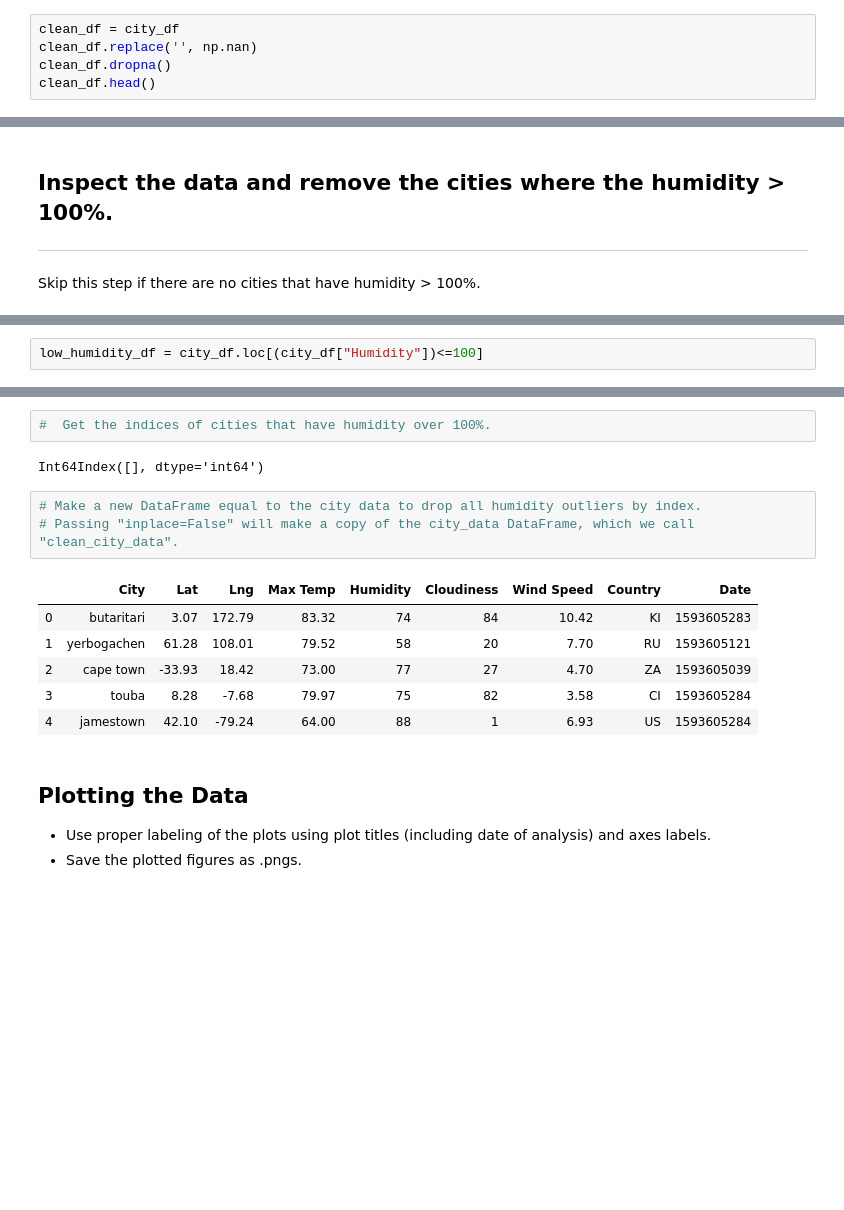
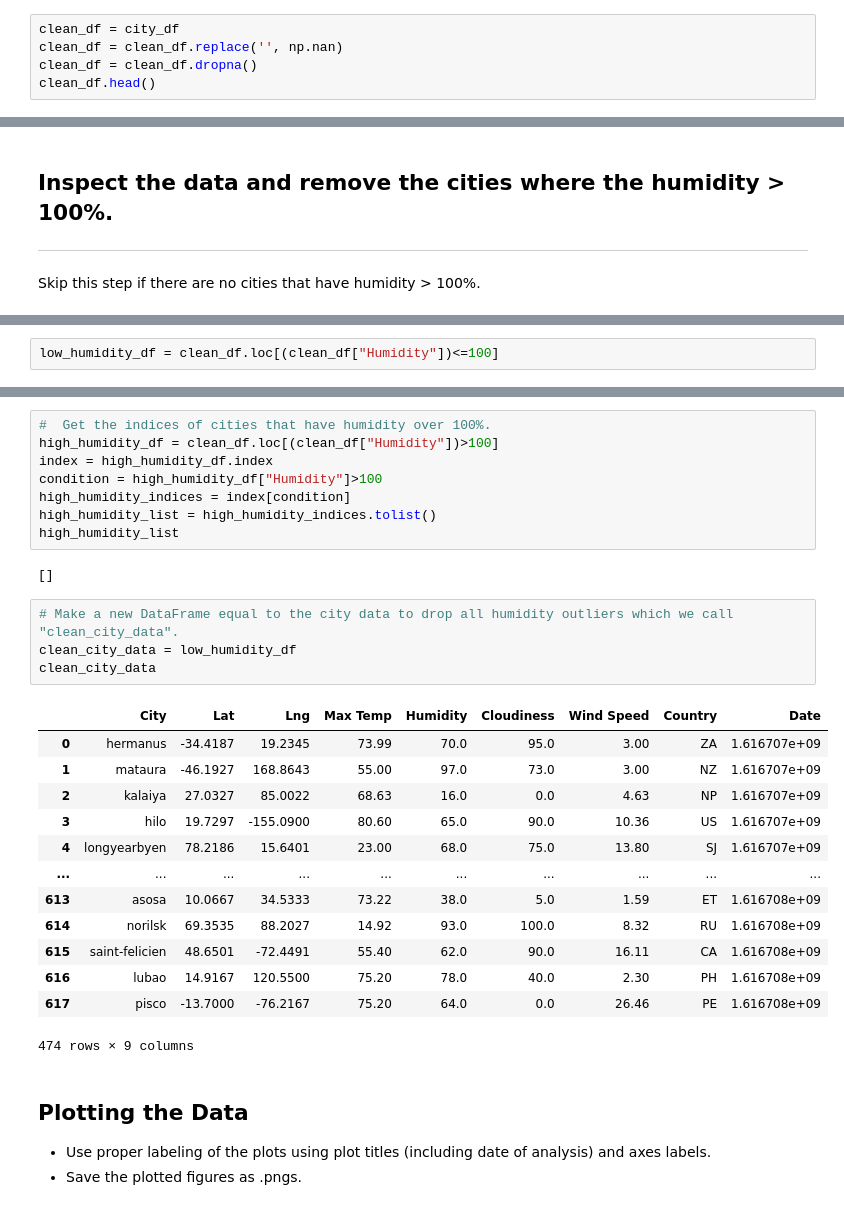
Before and after one commit to sieiden/python_api_challenge, a Jupyter notebook: WeatherPy .ipynb, the cells around one changed output, grey strips where cells are left out. Cells and saved outputs as stored; diff of their text form; blank space fills up the shorter version.

```diff
--- a/WeatherPy .ipynb
+++ b/WeatherPy .ipynb
@@ -128,8 +128,8 @@ Data Retrieval Complete
 * Display the DataFrame
 # %%
 clean_df = city_df
-clean_df.replace('', np.nan)
-clean_df.dropna()
+clean_df = clean_df.replace('', np.nan)
+clean_df = clean_df.dropna()
 clean_df.head()
 # %% [output]
 |  | City | Lat | Lng | Max Temp | Humidity | Cloudiness | Wind Speed | Country | Date |
@@ -165,3 +145,3 @@ city_df["Humidity"].drop
 # %%
-low_humidity_df = city_df.loc[(city_df["Humidity"])<=100]
+low_humidity_df = clean_df.loc[(clean_df["Humidity"])<=100]
 # %% [output]
@@ -169,17 +161,31 @@ TypeError: '<=' not supported between instances of 'str' and 'int'
 # %%
 #  Get the indices of cities that have humidity over 100%.
+high_humidity_df = clean_df.loc[(clean_df["Humidity"])>100]
+index = high_humidity_df.index
+condition = high_humidity_df["Humidity"]>100
+high_humidity_indices = index[condition]
+high_humidity_list = high_humidity_indices.tolist()
+high_humidity_list
 # %% [output]
-Int64Index([], dtype='int64')
+[]
 # %%
-# Make a new DataFrame equal to the city data to drop all humidity outliers by index.
-# Passing "inplace=False" will make a copy of the city_data DataFrame, which we call "clean_city_data".
+# Make a new DataFrame equal to the city data to drop all humidity outliers which we call "clean_city_data".
+clean_city_data = low_humidity_df
+clean_city_data
 # %% [output]
 |  | City | Lat | Lng | Max Temp | Humidity | Cloudiness | Wind Speed | Country | Date |
-| 0 | butaritari | 3.07 | 172.79 | 83.32 | 74 | 84 | 10.42 | KI | 1593605283 |
-| 1 | yerbogachen | 61.28 | 108.01 | 79.52 | 58 | 20 | 7.70 | RU | 1593605121 |
-| 2 | cape town | -33.93 | 18.42 | 73.00 | 77 | 27 | 4.70 | ZA | 1593605039 |
-| 3 | touba | 8.28 | -7.68 | 79.97 | 75 | 82 | 3.58 | CI | 1593605284 |
-| 4 | jamestown | 42.10 | -79.24 | 64.00 | 88 | 1 | 6.93 | US | 1593605284 |
+| 0 | hermanus | -34.4187 | 19.2345 | 73.99 | 70.0 | 95.0 | 3.00 | ZA | 1.616707e+09 |
+| 1 | mataura | -46.1927 | 168.8643 | 55.00 | 97.0 | 73.0 | 3.00 | NZ | 1.616707e+09 |
+| 2 | kalaiya | 27.0327 | 85.0022 | 68.63 | 16.0 | 0.0 | 4.63 | NP | 1.616707e+09 |
+| 3 | hilo | 19.7297 | -155.0900 | 80.60 | 65.0 | 90.0 | 10.36 | US | 1.616707e+09 |
+| 4 | longyearbyen | 78.2186 | 15.6401 | 23.00 | 68.0 | 75.0 | 13.80 | SJ | 1.616707e+09 |
+| ... | ... | ... | ... | ... | ... | ... | ... | ... | ... |
+| 613 | asosa | 10.0667 | 34.5333 | 73.22 | 38.0 | 5.0 | 1.59 | ET | 1.616708e+09 |
+| 614 | norilsk | 69.3535 | 88.2027 | 14.92 | 93.0 | 100.0 | 8.32 | RU | 1.616708e+09 |
+| 615 | saint-felicien | 48.6501 | -72.4491 | 55.40 | 62.0 | 90.0 | 16.11 | CA | 1.616708e+09 |
+| 616 | lubao | 14.9167 | 120.5500 | 75.20 | 78.0 | 40.0 | 2.30 | PH | 1.616708e+09 |
+| 617 | pisco | -13.7000 | -76.2167 | 75.20 | 64.0 | 0.0 | 26.46 | PE | 1.616708e+09 |
+474 rows × 9 columns
 # %% [markdown]
 ## Plotting the Data
 * Use proper labeling of the plots using plot titles (including date of analysis) and axes labels.
```
Also changed, not shown: parts of 11 cells of this notebook.
